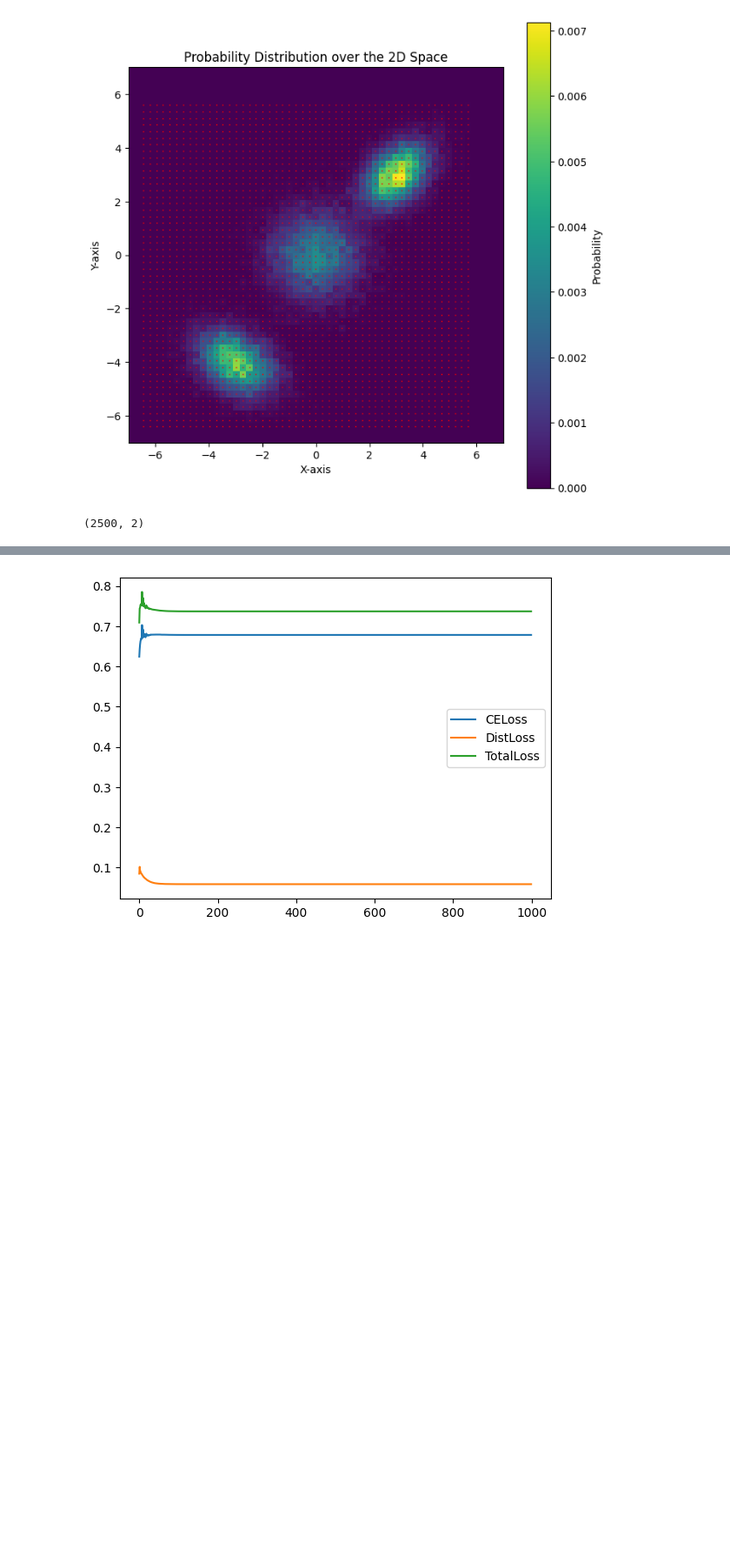
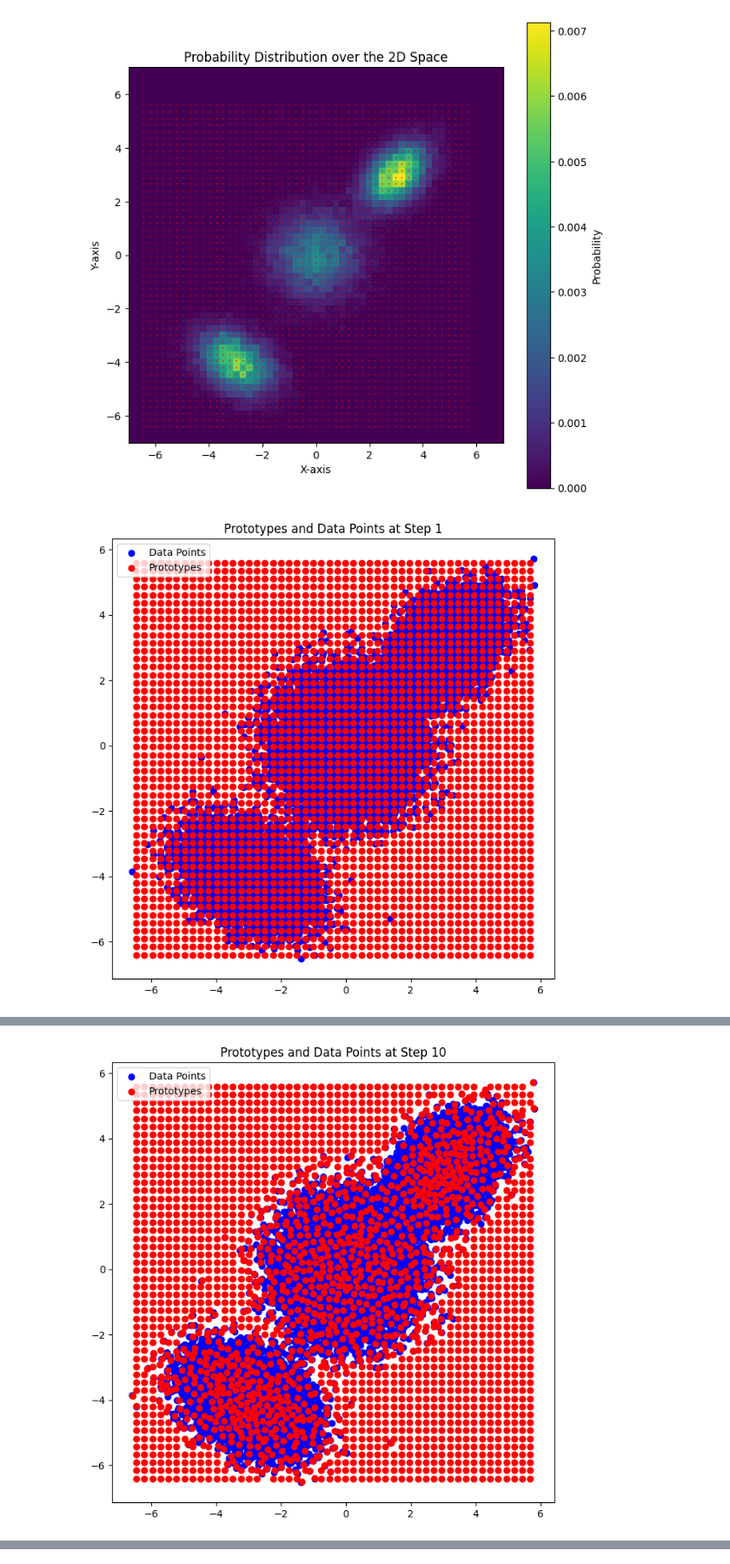
Before and after one commit to batuceng/max_quantile, a Jupyter notebook: 2d_prototypes_v1.ipynb, the cells around one changed output, grey strips where cells are left out. Shown at 87% size. Saved outputs shown, nothing was run; the diff lists cells and outputs as text; code cells hidden in the pictures; blank space fills up the shorter version.

```diff
--- a/2d_prototypes_v1.ipynb
+++ b/2d_prototypes_v1.ipynb
@@ -327,9 +364,5 @@ xx, yy = np.meshgrid(X_bin_centers, Y_bin_centers)
 cluster_coordinates = np.array(list(zip(xx.flatten(), yy.flatten()))).shape
 
 initial_prototypes = np.stack([xx.flatten(), yy.flatten()], axis=1)
-# %%
-initial_prototypes.shape
-# %% [output]
-(2500, 2)
 # %%
 # CROSS ENTROPY LOSS
@@ -350,36 +382,44 @@ ce_losses = []
 mindist_losses = []
 
 losses = []
-for step in range(1000):
+for step in range(150):
+
+    if (step==0) or ((step+1) % 10 == 0):
+        # Visualize protos
+        plt.figure(figsize=(8, 8))
+        plt.scatter(train_y.cpu().numpy()[:, 0], train_y.cpu().numpy()[:, 1], c='blue', label='Data Points')
+        plt.scatter(protos.detach().cpu().numpy()[:, 0], protos.detach().cpu().numpy()[:, 1], c='red', label='Prototypes')
+        plt.title(f'Prototypes and Data Points at Step {step+1}')
+        plt.legend()
+        plt.show()
+
     model.train()
     optimizer.zero_grad()
     #yq1, yq2, yq3 = model(x)
     #loss = criterion(input=(yq1, yq2, yq3), target=y)
     logits = model(train_x)
 
     cdist_list = torch.cdist(train_y, protos, p=2)
     mindist, pos = torch.min(cdist_list, dim=1)
 
     lambda_fact = 0.9
     ce_loss = (1-lambda_fact) * criterion(logits, pos)
     mindist_loss = lambda_fact * torch.mean(mindist)
     loss = ce_loss + mindist_loss
 
     ce_losses.append(ce_loss.data.item())
     mindist_losses.append(mindist_loss.data.item())
     losses.append(loss.data.item())
     #print(yqs.shape, train_y_tr.shape)
     loss.backward()
     optimizer.step()
 
-    if (step==0) or ((step+1) % 100 == 0):
-        """
-        Show your intermediate results
-        """
+    if (step==0) or ((step+1) % 10 == 0):
         print(f'epoch {step+1}, loss={loss.data.item():.4}, CE_Loss: {ce_loss.data.item()}, MinDist_Loss: {mindist_loss.data.item()}')
-        pass
+
 plt.plot(ce_losses, label='CELoss')
 plt.plot(mindist_losses, label='DistLoss')
 plt.plot(losses, label='TotalLoss')
 plt.legend()
 # %% [output]
+[figure, new version]
@@ -396,0 +427 @@ epoch 1000, loss=0.7369, CE_Loss: 0.6783298850059509, MinDist_Loss: 0.0585952550
+[figure, added]
@@ -398 +428,0 @@ epoch 1000, loss=0.7369, CE_Loss: 0.6783298850059509, MinDist_Loss: 0.0585952550
-[figure, old version]
```
Also changed, not shown: parts of 13 cells of this notebook.
